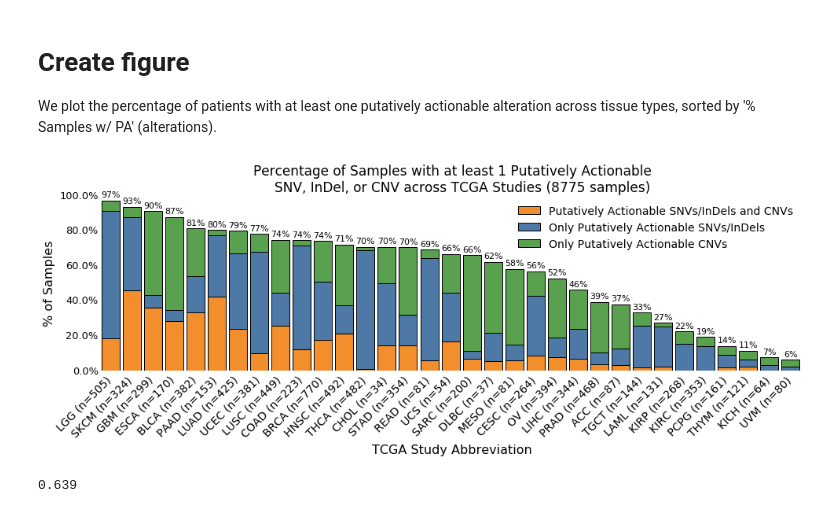
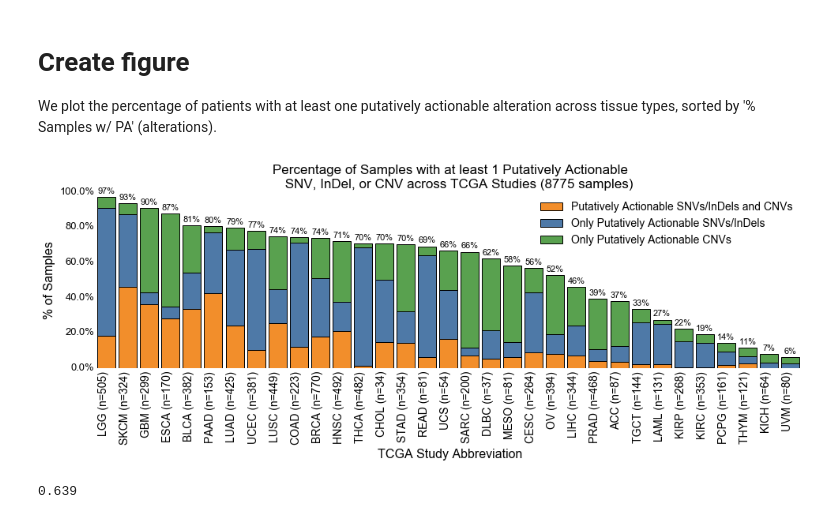
Before and after one commit to vanallenlab/2017-tcga-mc3_phial, a Jupyter notebook: TCGA Cohort Combined - PA.ipynb, the cells around one changed output. Drawn from its saved outputs; the diff is of its cells as text; code cells hidden in the pictures.

Commit message:
Updated central figure to have vertical axis labels and utilize arial font

```diff
--- a/TCGA Cohort Combined - PA.ipynb
+++ b/TCGA Cohort Combined - PA.ipynb
@@ -74,7 +74,7 @@ for sample_ in df_samples['SNV sample full']:
         df_samples.loc[index_, 'CODE'] = 'Unknown'
 
 # Check that mappings match
-study_mappings = pd.read_csv('reference/TCGA_Study_Lookup.txt', sep = '\t', comment = '#')
+study_mappings = pd.read_csv('reference/summary/TCGA_Study_Lookup.txt', sep = '\t', comment = '#')
 study_mappings.loc[779, 'TSS Code'] = 'NA' # Silly Python :)
 
 code_count = 0
@@ -223,6 +223,7 @@ def to_percent(y, position):
         return s + '%'
 # %%
 plt.figure(figsize=(16, 4))
+plt.rc('font',family='Arial')
 
 ax = plt.subplot()
 ax.spines["top"].set_visible(False)
@@ -236,40 +237,41 @@ ind = range(0, len(df_summary))
 
 p1 = plt.bar(ind, df_summary['% Samples w/ PA SNV and CNV'], width = 0.85, color = tableau10[1],
             label = 'Putatively Actionable SNVs/InDels and CNVs')
 p2 = plt.bar(ind, df_summary['% Samples w/ PA SNV only'], width = 0.85, color = tableau10[0],
             label = 'Only Putatively Actionable SNVs/InDels',
             bottom = df_summary['% Samples w/ PA SNV and CNV'])
 p3 =  plt.bar(ind, df_summary['% Samples w/ PA CNV only'], width = 0.85, color = tableau10[4],
             label = 'Only Putatively Actionable CNVs',
             bottom = df_summary['% Samples w/ PA SNV and CNV'] + df_summary['% Samples w/ PA SNV only'])
 
 formatter = FuncFormatter(to_percent)
 plt.gca().yaxis.set_major_formatter(formatter)
 ax.yaxis.set_tick_params(labelsize=13)
 
 xtick_pos = [0.65*patch.get_width() + patch.get_xy()[0] for patch in p1]
 ax.set_xticks(xtick_pos)
-ax.set_xticklabels(df_summary['label'].tolist(), rotation = 45, size = 14, ha = 'right')
+ax.set_xticklabels(df_summary['label'].tolist(), rotation = 90, size = 14, ha = 'right', fontname = 'Arial')
 
-plt.xlabel('TCGA Study Abbreviation', fontsize = 16)
-plt.ylabel('% of Samples', fontsize = 16)
+plt.xlabel('TCGA Study Abbreviation', fontsize = 16, fontname='Arial')
+plt.ylabel('% of Samples', fontsize = 16, fontname='Arial')
 
 title_ = 'Percentage of Samples with at least 1 Putatively Actionable\n \
     SNV, InDel, or CNV across TCGA Studies (8775 samples)'
-plt.title(title_, fontsize = 17, y = 1.0)
+plt.title(title_, fontsize = 17, fontname = 'Arial', y = 1.0)
 
 for r1,r2,r3 in zip(p1, p2, p3):
     h1 = r1.get_height()
     h2 = r2.get_height()
     h3 = r3.get_height()
     plt.text(r1.get_x()+r1.get_width()/2., h1+h2+h3 + 1, '%s'% (np.int(h1+h2+h3)) + '%',
-             ha = 'center', va='bottom', fontsize = 11)
+             ha = 'center', va='bottom', fontsize = 11, fontname = 'Arial')
 
 plt.legend(fontsize = 14, frameon = False)
 plt.xlim(0,33)
-plt.savefig('figures/tcga_phial.pdf', format='pdf', bbox_inches = 'tight')
+#plt.savefig('figures/tcga_phial_arial.pdf', format='pdf', bbox_inches = 'tight')
+plt.show()
 # %% [output]
-[figure, old version]
+[figure, new version]
 # %%
 # Percent of samples with Putatively Actionable events
 round(float(df_summary['# Samples w/ PA'].sum()) / float(8775), 3)
```
